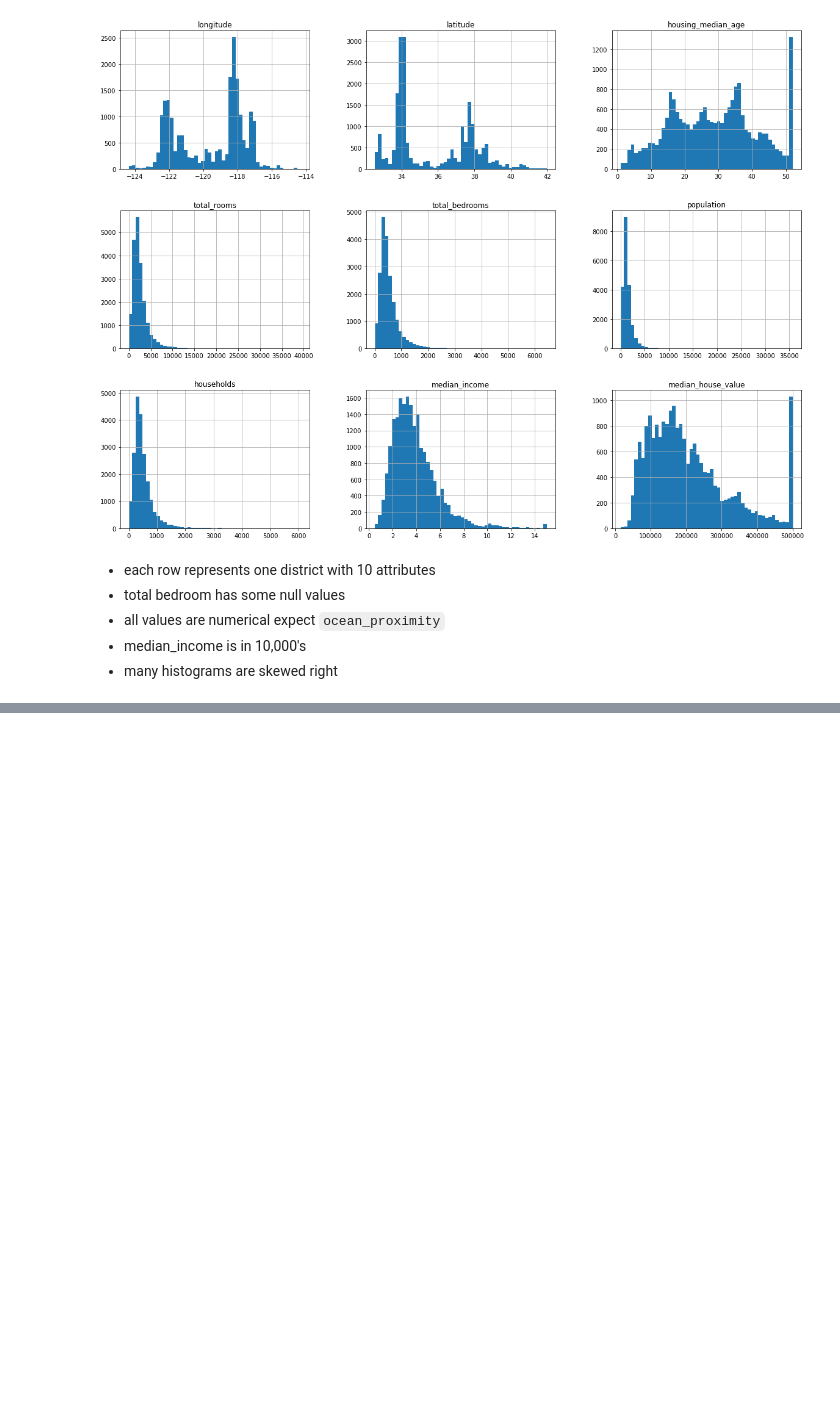
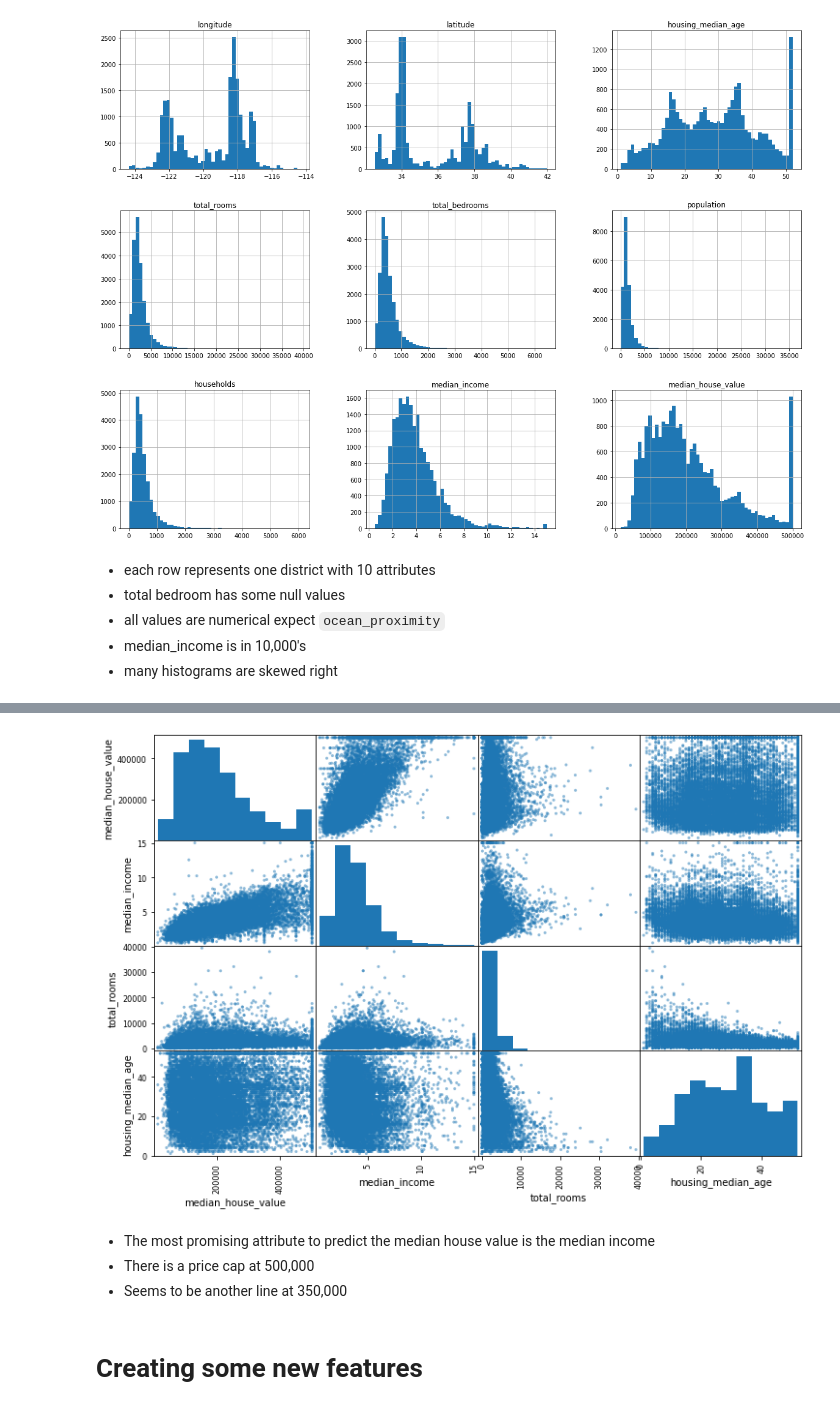
Before and after one commit to gilbert-noriega-ii/california-housing-prices, a Jupyter notebook: final_notebook.ipynb, the cells around one changed output, grey strips where cells are left out. Saved outputs shown, nothing was run; the diff lists cells and outputs as text; code cells hidden in the pictures; blank space fills up the shorter version.

```diff
--- a/final_notebook.ipynb
+++ b/final_notebook.ipynb
@@ -62,0 +126,14 @@ plt.show()
+# %%
+#alternative correlation chart
+attributes = ["median_house_value", "median_income", "total_rooms",
+              "housing_median_age"]
+scatter_matrix(housing[attributes], figsize=(12, 8))
+plt.show()
+# %% [output]
+[figure, added]
+# %% [markdown]
+- The most promising attribute to predict the median house value is the median income
+- There is a price cap at 500,000
+- Seems to be another line at 350,000
+# %% [markdown]
+# Creating some new features
```
Also changed, not shown: parts of 14 cells of this notebook.
